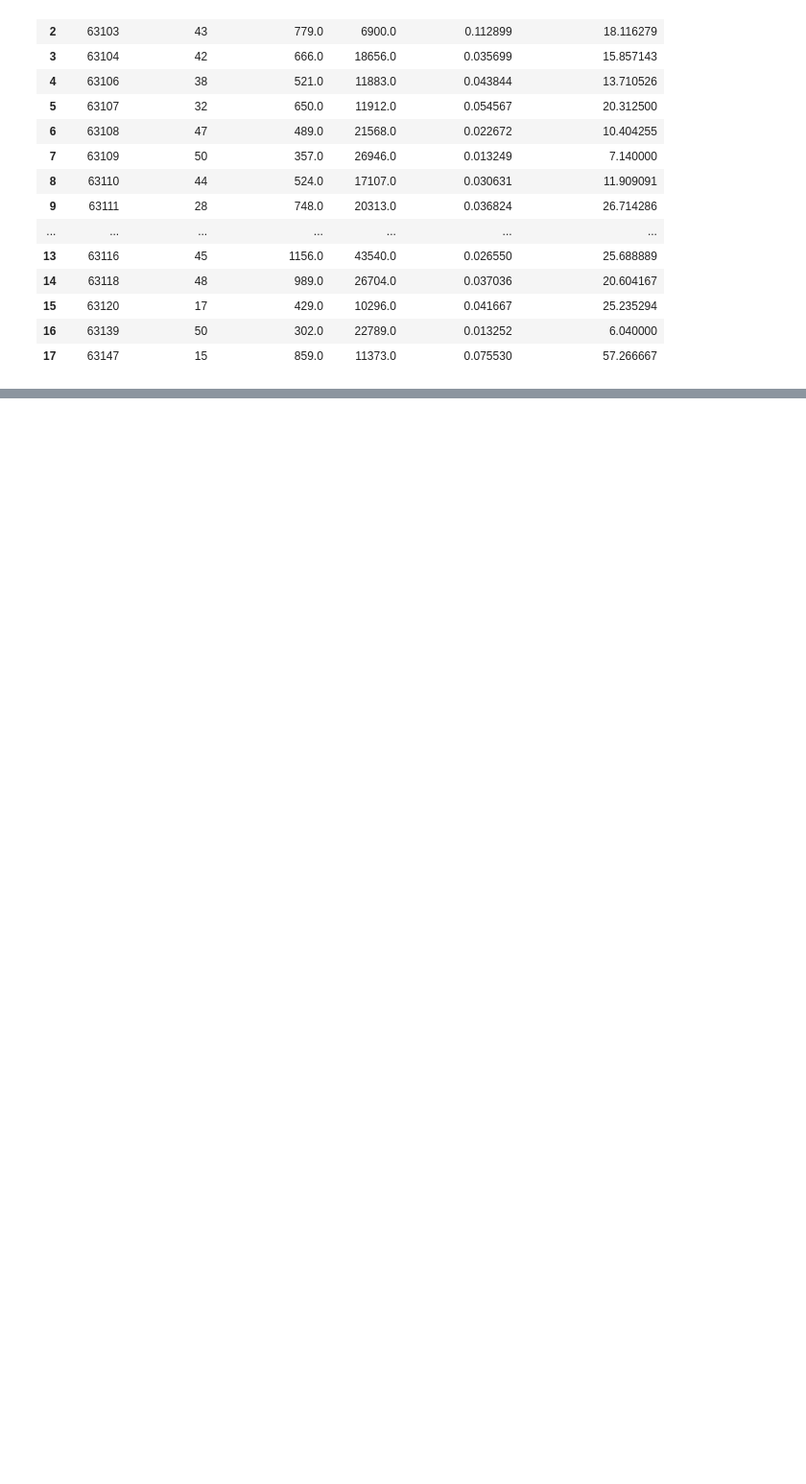
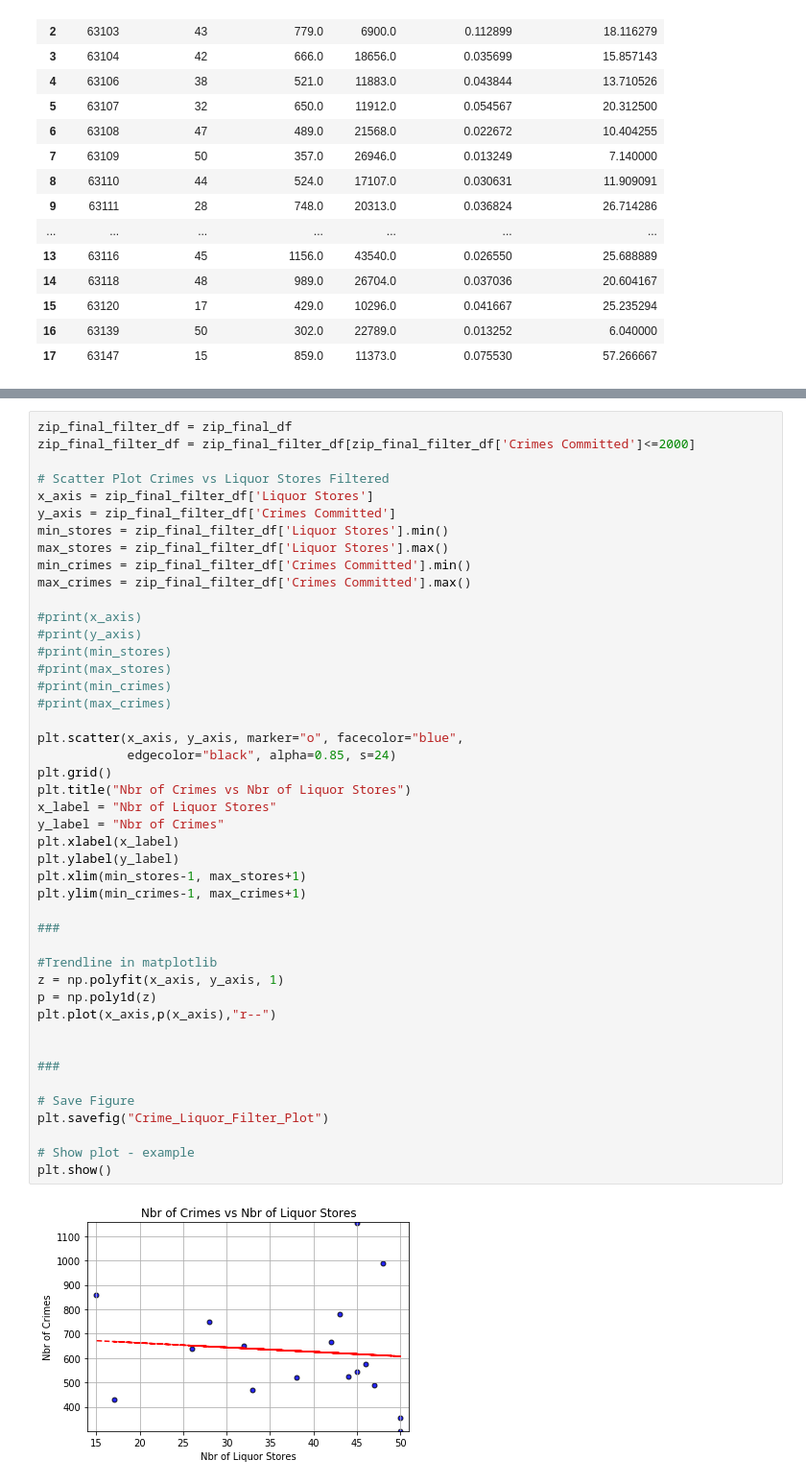
Before and after one commit to lonnykramer/project_one, a Jupyter notebook: project_code/liquor_store_project-Copy1.ipynb, the cells around one changed output, grey strips where cells are left out. Shown at 96% size. Cells and saved outputs as stored; diff of their text form; blank space fills up the shorter version.

```diff
--- a/project_code/liquor_store_project-Copy1.ipynb
+++ b/project_code/liquor_store_project-Copy1.ipynb
@@ -448,0 +535,47 @@ zip_final_df
+# %%
+zip_final_filter_df = zip_final_df
+zip_final_filter_df = zip_final_filter_df[zip_final_filter_df['Crimes Committed']<=2000]
+
+# Scatter Plot Crimes vs Liquor Stores Filtered
+x_axis = zip_final_filter_df['Liquor Stores']
+y_axis = zip_final_filter_df['Crimes Committed']
+min_stores = zip_final_filter_df['Liquor Stores'].min()
+max_stores = zip_final_filter_df['Liquor Stores'].max()
+min_crimes = zip_final_filter_df['Crimes Committed'].min()
+max_crimes = zip_final_filter_df['Crimes Committed'].max()
+
+#print(x_axis)
+#print(y_axis)
+#print(min_stores)
+#print(max_stores)
+#print(min_crimes)
+#print(max_crimes)
+
+plt.scatter(x_axis, y_axis, marker="o", facecolor="blue",
+            edgecolor="black", alpha=0.85, s=24)
+plt.grid()
+plt.title("Nbr of Crimes vs Nbr of Liquor Stores")
+x_label = "Nbr of Liquor Stores"
+y_label = "Nbr of Crimes"
+plt.xlabel(x_label)
+plt.ylabel(y_label)
+plt.xlim(min_stores-1, max_stores+1)
+plt.ylim(min_crimes-1, max_crimes+1)
+
+###
+
+#Trendline in matplotlib
+z = np.polyfit(x_axis, y_axis, 1)
+p = np.poly1d(z)
+plt.plot(x_axis,p(x_axis),"r--")
+
+
+###
+
+# Save Figure
+plt.savefig("Crime_Liquor_Filter_Plot")
+
+# Show plot - example
+plt.show()
+# %% [output]
+[figure, added]
```
Also changed, not shown: parts of 12 cells of this notebook.
